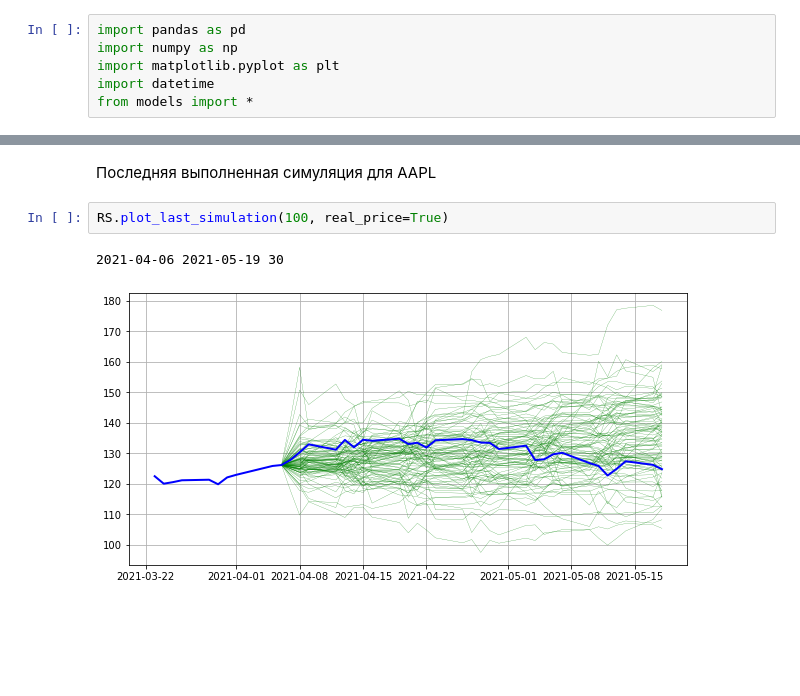
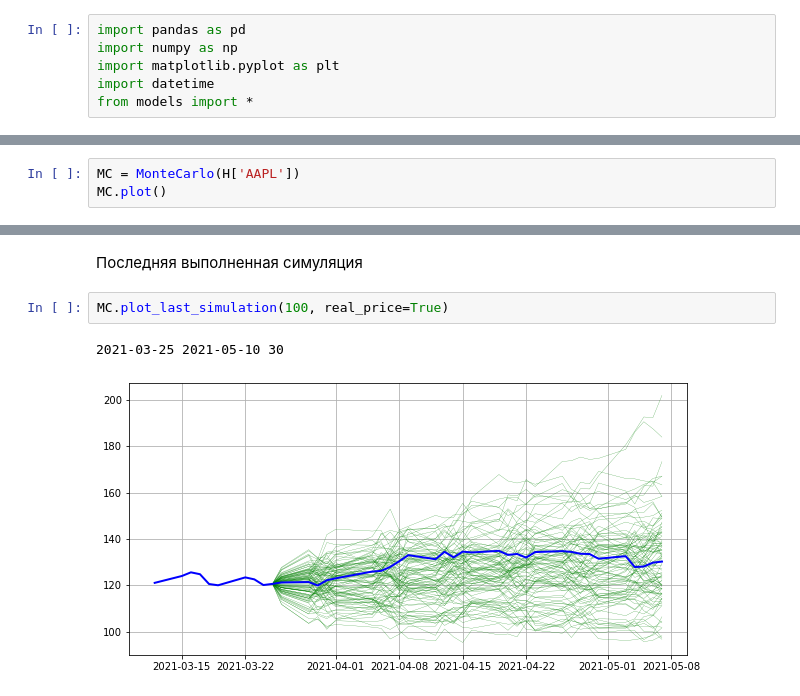
Before and after one commit to VillainNumberOne/bootstrap, a Jupyter notebook: main.ipynb, the cells around one changed output, grey strips where cells are left out. Drawn from its saved outputs; the diff is of its cells as text; blank space fills up the shorter version.

```diff
--- a/main.ipynb
+++ b/main.ipynb
@@ -31,0 +64,3 @@ VaR violation rate (window=False):  0.06451612903225806
+# %%
+MC = MonteCarlo(H['AAPL'])
+MC.plot()
@@ -32,7 +91,7 @@ VaR violation rate (window=False):  0.06451612903225806
 # %% [markdown]
-Последняя выполненная симуляция для AAPL
+Последняя выполненная симуляция
 # %%
-RS.plot_last_simulation(100, real_price=True)
+MC.plot_last_simulation(100, real_price=True)
 # %% [output]
-2021-04-06 2021-05-19 30
+2021-03-25 2021-05-10 30
-[figure, old version]
+[figure, new version]
```
Also changed, not shown: parts of 15 cells of this notebook, 10 other files.
